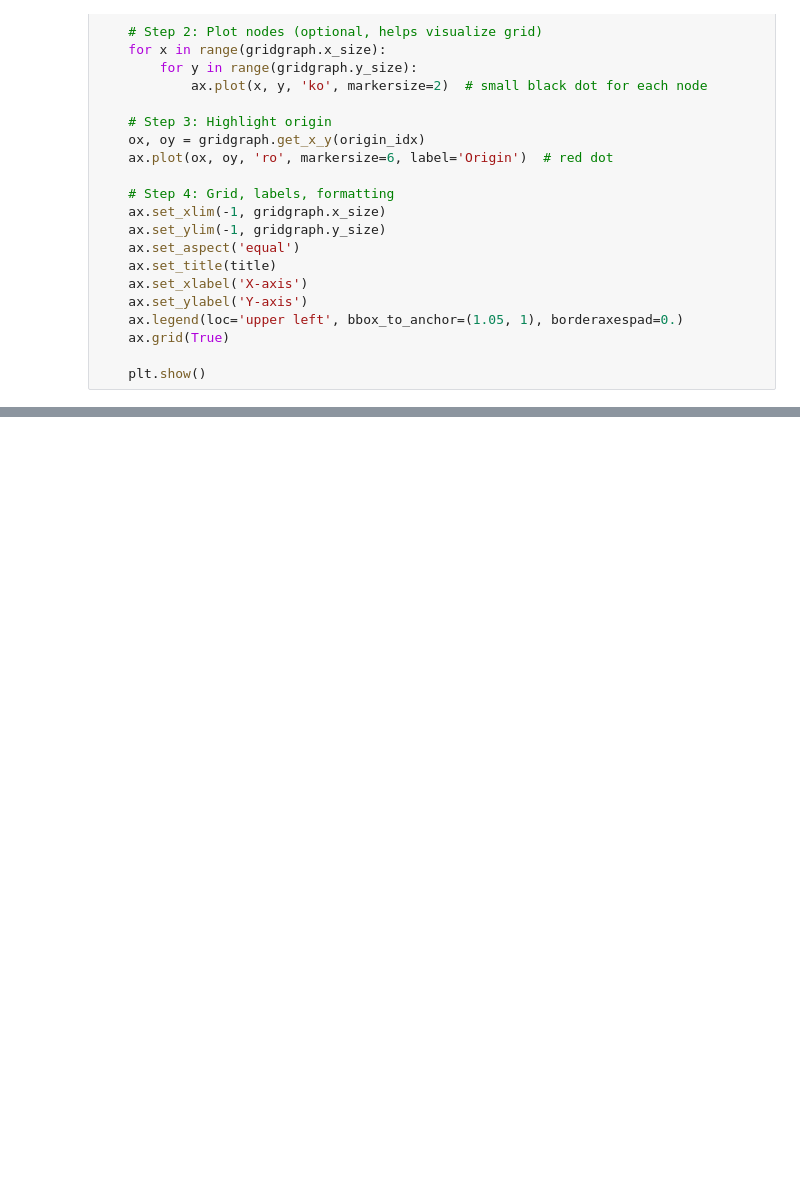
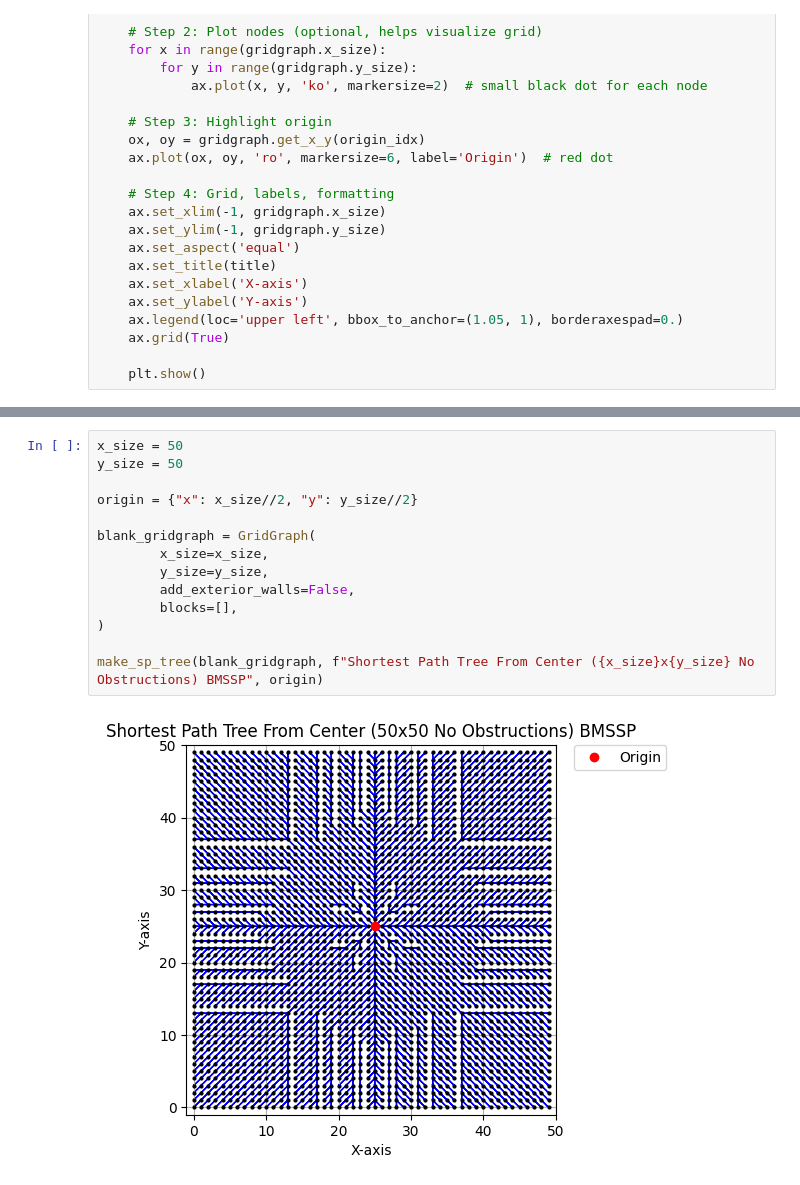
Before and after one commit to connor-makowski/bmsspy, a Jupyter notebook: benchmarking/sp_tree.ipynb, the cells around one changed output, grey strips where cells are left out. Saved outputs shown, nothing was run; the diff lists cells and outputs as text; blank space fills up the shorter version.

```diff
--- a/benchmarking/sp_tree.ipynb
+++ b/benchmarking/sp_tree.ipynb
@@ -96,0 +97,16 @@ for case_name, case_origin in test_cases:
+# %%
+x_size = 50
+y_size = 50
+
+origin = {"x": x_size//2, "y": y_size//2}
+
+blank_gridgraph = GridGraph(
+        x_size=x_size,
+        y_size=y_size,
+        add_exterior_walls=False,
+        blocks=[],
+)
+
+make_sp_tree(blank_gridgraph, f"Shortest Path Tree From Center ({x_size}x{y_size} No Obstructions) BMSSP", origin)
+# %% [output]
+[figure, added]
```
Also changed, not shown: parts of 1 cell of this notebook.
